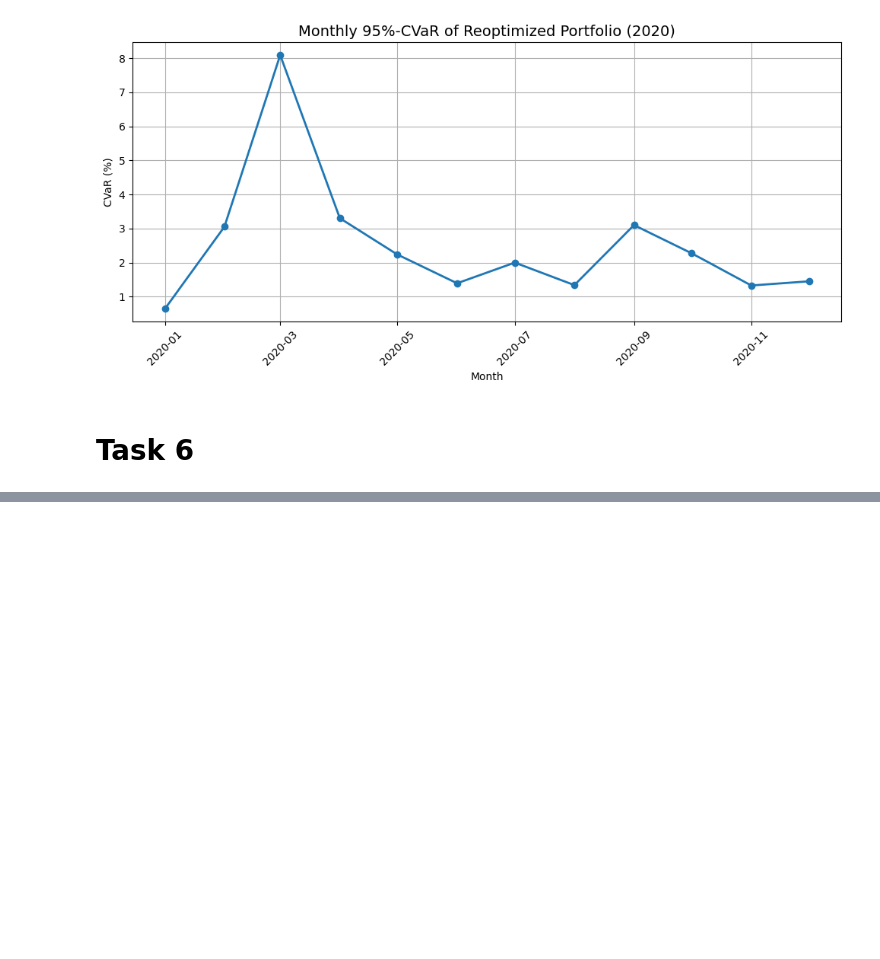
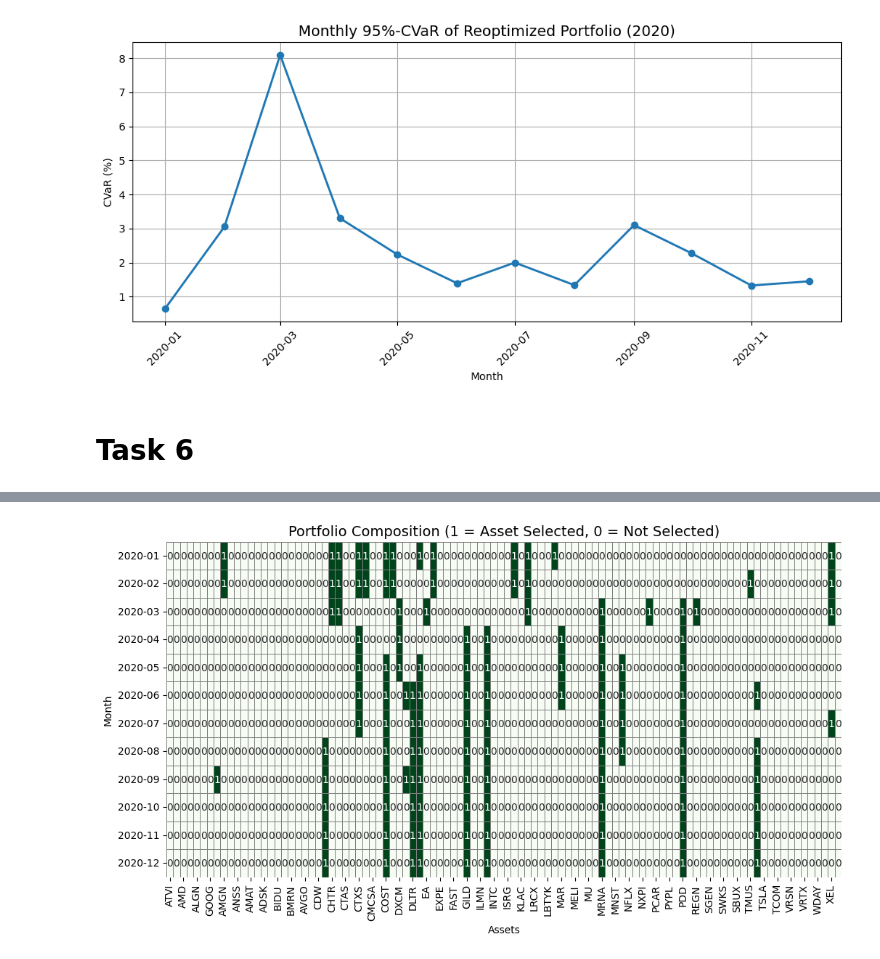
Before and after one commit to ethandavenport/Optimization-I-Proj1, a Jupyter notebook: optimizer.ipynb, the cells around one changed output, grey strips where cells are left out. Saved outputs shown, nothing was run; the diff lists cells and outputs as text; code cells hidden in the pictures; blank space fills up the shorter version.

```diff
--- a/optimizer.ipynb
+++ b/optimizer.ipynb
@@ -745,0 +827,28 @@ plt.show()
+# %%
+import pandas as pd
+import matplotlib.pyplot as plt
+import seaborn as sns
+
+# Assume monthly_weights_df is already built (from Task 5 portfolios)
+# Rows = months, Columns = assets
+
+# Convert weights to binary (1 if nonzero, 0 otherwise)
+binary_allocations = (monthly_weights_df > 0).astype(int)
+
+# Format index for display
+binary_allocations.index = binary_allocations.index.strftime("%Y-%m")
+
+plt.figure(figsize=(12,6))
+sns.heatmap(
+    binary_allocations,
+    cmap="Greens",
+    cbar=False,
+    linewidths=0.5, linecolor="gray",
+    annot=True, fmt="d"
+)
+plt.title("Portfolio Composition (1 = Asset Selected, 0 = Not Selected)", fontsize=14)
+plt.xlabel("Assets")
+plt.ylabel("Month")
+plt.show()
+# %% [output]
+[figure, added]
```
Also changed, not shown: parts of 2 cells of this notebook.
